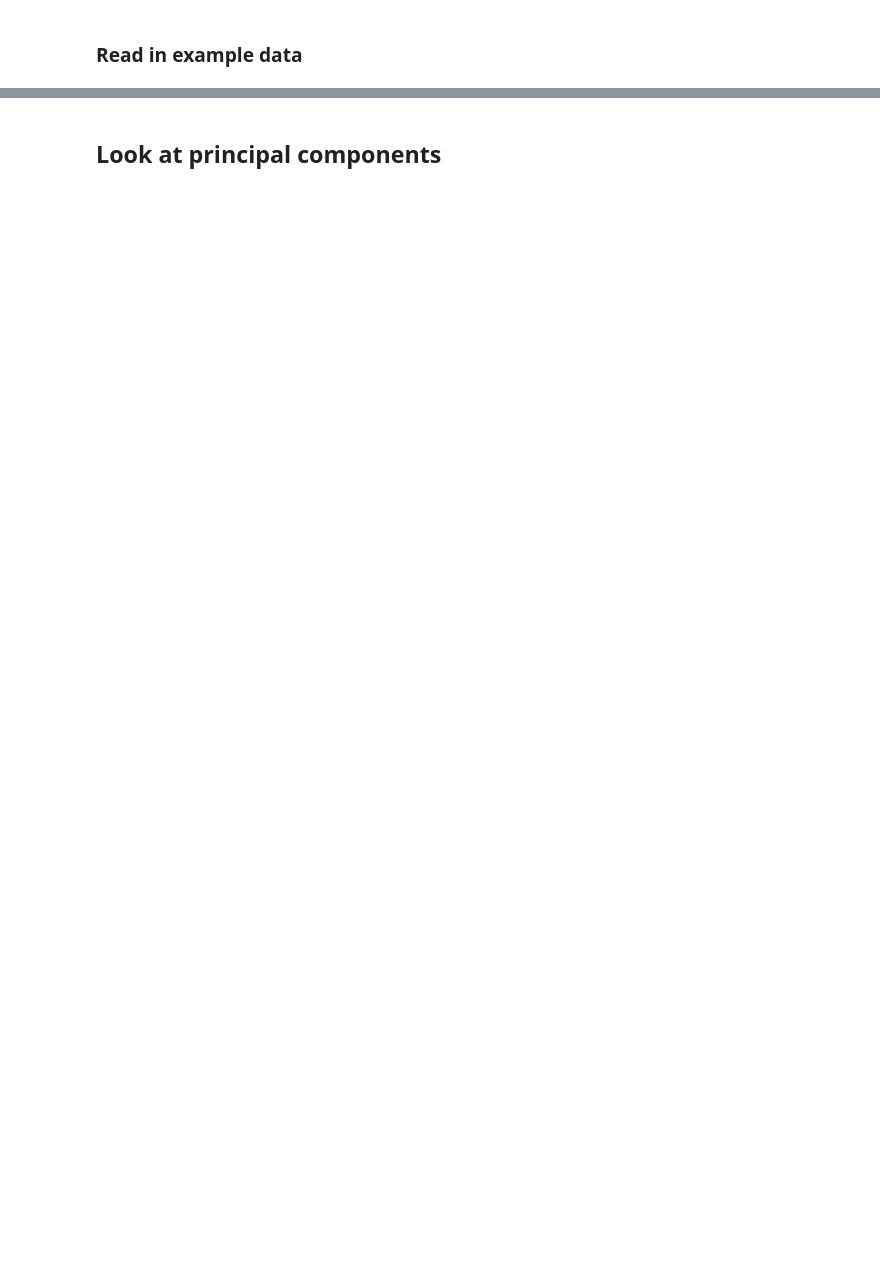
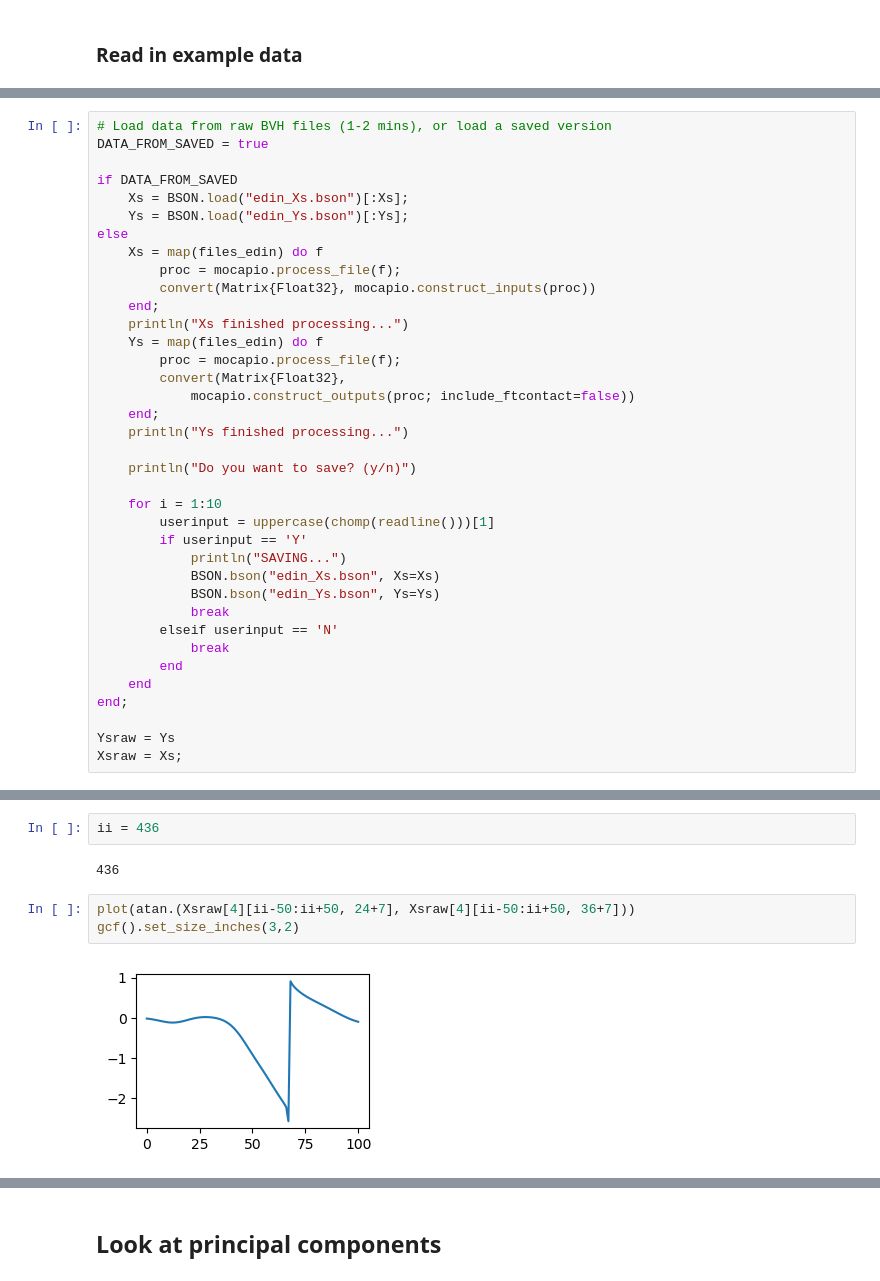
Before and after one commit to ornithos/mocap-mtds, a Jupyter notebook: 2_preprocess.ipynb, the cells around one changed output, grey strips where cells are left out. Cells and saved outputs as stored; diff of their text form; blank space fills up the shorter version.

Commit message:
finish data checking and standardisation. Add util.jl.

```diff
--- a/2_preprocess.ipynb
+++ b/2_preprocess.ipynb
@@ -56,0 +42,37 @@ proc = process_file(files[40]);   # 54 = PACING/STOP, 40 = BACKWARD, 115=TRIUMPH
+# %%
+# Load data from raw BVH files (1-2 mins), or load a saved version
+DATA_FROM_SAVED = true
+
+if DATA_FROM_SAVED
+    Xs = BSON.load("edin_Xs.bson")[:Xs];
+    Ys = BSON.load("edin_Ys.bson")[:Ys];
+else
+    Xs = map(files_edin) do f
+        proc = mocapio.process_file(f);
+        convert(Matrix{Float32}, mocapio.construct_inputs(proc))
+    end;
+    println("Xs finished processing...")
+    Ys = map(files_edin) do f
+        proc = mocapio.process_file(f);
+        convert(Matrix{Float32},
+            mocapio.construct_outputs(proc; include_ftcontact=false))
+    end;
+    println("Ys finished processing...")
+
+    println("Do you want to save? (y/n)")
+
+    for i = 1:10
+        userinput = uppercase(chomp(readline()))[1]
+        if userinput == 'Y'
+            println("SAVING...")
+            BSON.bson("edin_Xs.bson", Xs=Xs)
+            BSON.bson("edin_Ys.bson", Ys=Ys)
+            break
+        elseif userinput == 'N'
+            break
+        end
+    end
+end;
+
+Ysraw = Ys
+Xsraw = Xs;
@@ -56,0 +185,9 @@ proc = process_file(files[40]);   # 54 = PACING/STOP, 40 = BACKWARD, 115=TRIUMPH
+# %%
+ii = 436
+# %% [output]
+436
+# %%
+plot(atan.(Xsraw[4][ii-50:ii+50, 24+7], Xsraw[4][ii-50:ii+50, 36+7]))
+gcf().set_size_inches(3,2)
+# %% [output]
+[figure, added]
```
Also changed, not shown: parts of 24 cells of this notebook, 1 other file.
